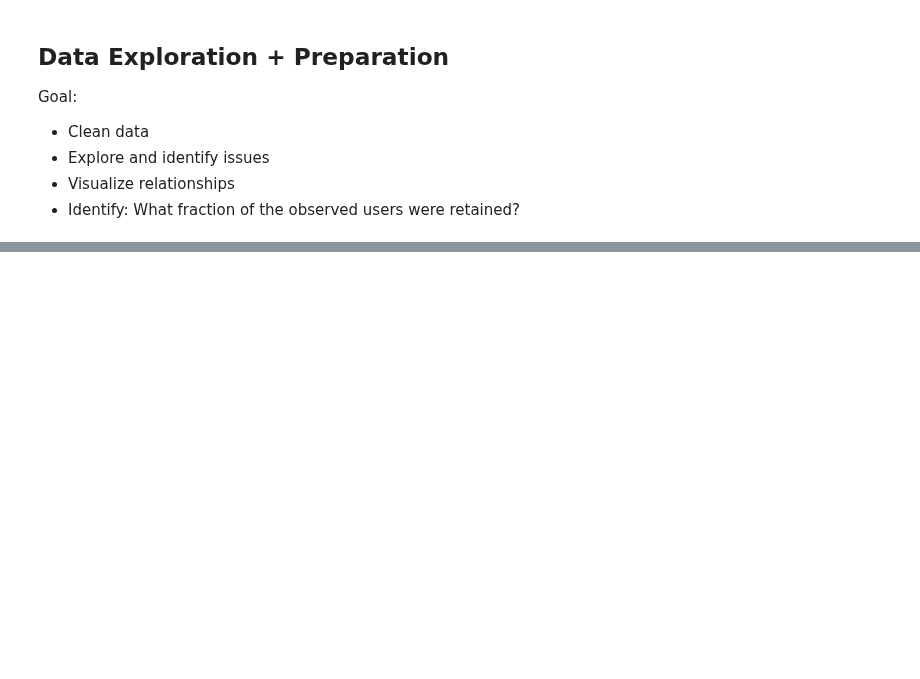
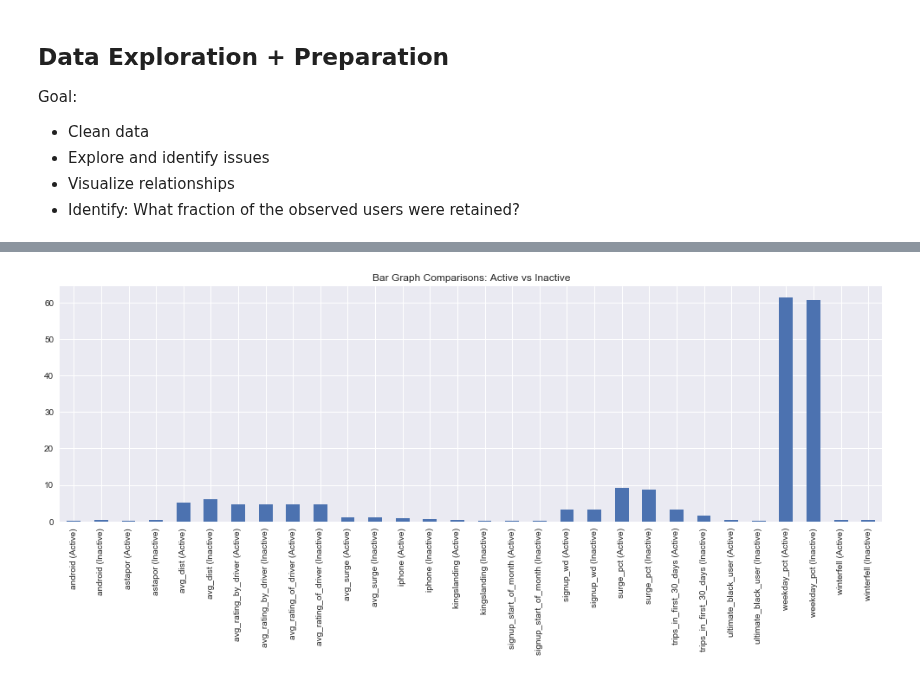
Before and after one commit to chrisgian/SB21.1-TakeHomeChallenges, a Jupyter notebook: A. Ultimate/Ultimate.ipynb, the cells around one changed output, grey strips where cells are left out. Cells and saved outputs as stored; diff of their text form; code cells hidden in the pictures; blank space fills up the shorter version.

```diff
--- a/A. Ultimate/Ultimate.ipynb
+++ b/A. Ultimate/Ultimate.ipynb
@@ -389,0 +316,15 @@ X_train, X_test, y_train, y_test = train_test_split( X, y, test_size=0.33, rando
+# %%
+# Data Viz Prep
+df_viz = df_clean.copy()
+df_viz.latest_active = ["active" if i == 1 else "inactive" for i in df_viz.latest_active ]
+inactive = df_viz.groupby('latest_active').mean().ix[1]
+active = df_viz.groupby('latest_active').mean().ix[0]
+active.index = active.index.values + " (Active)"
+inactive.index = inactive.index.values + " (Inactive)"
+# %%
+plt.figure(figsize = (17,5))
+plt.title("Bar Graph Comparisons: Active vs Inactive")
+active.append(inactive).sort_index().plot('bar')
+plt.show()
+# %% [output]
+[figure, added]
```
Also changed, not shown: parts of 38 cells of this notebook.
